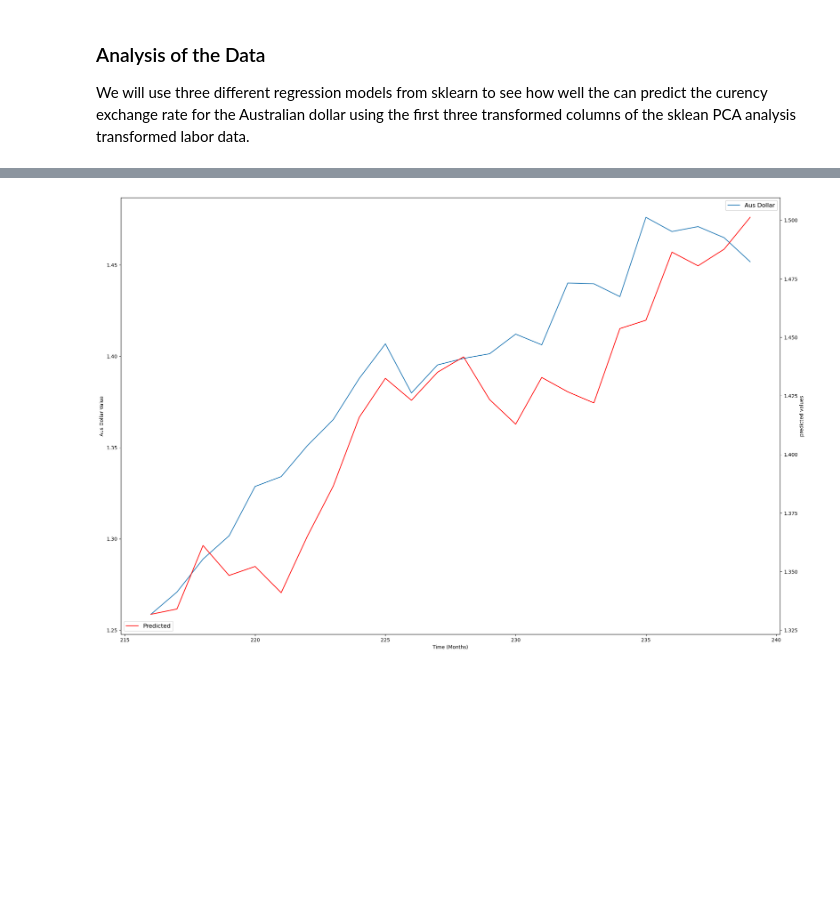
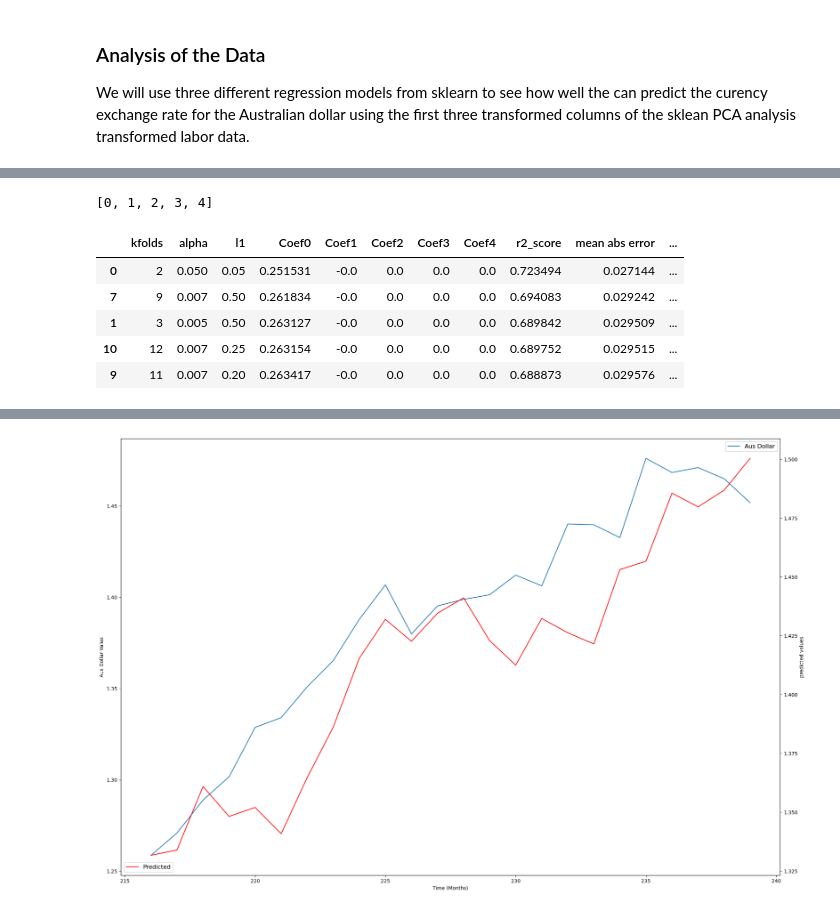
Before and after one commit to Thabetten/Currency_exchange_labor, a Jupyter notebook: labor_currency_exchange_exploration.ipynb, the cells around one changed output, grey strips where cells are left out. Drawn from its saved outputs; the diff is of its cells as text; code cells hidden in the pictures; blank space fills up the shorter version.

```diff
--- a/labor_currency_exchange_exploration.ipynb
+++ b/labor_currency_exchange_exploration.ipynb
@@ -912,0 +1108,13 @@ from sklearn.neighbors import KNeighborsRegressor
+# %%
+elsnt = lin_analyze('ElasticNet', pav[0], 4, 2, 20, 1, [.001, .005, .01, .05, .1, .25,] + list(np.arange(.5,10,.5)), [.001,.01, .05, .1, .15, .2, .25, .5, .75, .9], 216)
+# %% [output]
+[0, 1, 2, 3, 4]
+# %%
+elsnt[0].nlargest(5,'r2_score')
+# %% [output]
+|  | kfolds | alpha | l1 | Coef0 | Coef1 | Coef2 | Coef3 | Coef4 | r2_score | mean abs error | ... |
+| 0 | 2 | 0.050 | 0.05 | 0.251531 | -0.0 | 0.0 | 0.0 | 0.0 | 0.723494 | 0.027144 | ... |
+| 7 | 9 | 0.007 | 0.50 | 0.261834 | -0.0 | 0.0 | 0.0 | 0.0 | 0.694083 | 0.029242 | ... |
+| 1 | 3 | 0.005 | 0.50 | 0.263127 | -0.0 | 0.0 | 0.0 | 0.0 | 0.689842 | 0.029509 | ... |
+| 10 | 12 | 0.007 | 0.25 | 0.263154 | -0.0 | 0.0 | 0.0 | 0.0 | 0.689752 | 0.029515 | ... |
+| 9 | 11 | 0.007 | 0.20 | 0.263417 | -0.0 | 0.0 | 0.0 | 0.0 | 0.688873 | 0.029576 | ... |
```
Also changed, not shown: parts of 41 cells of this notebook.
